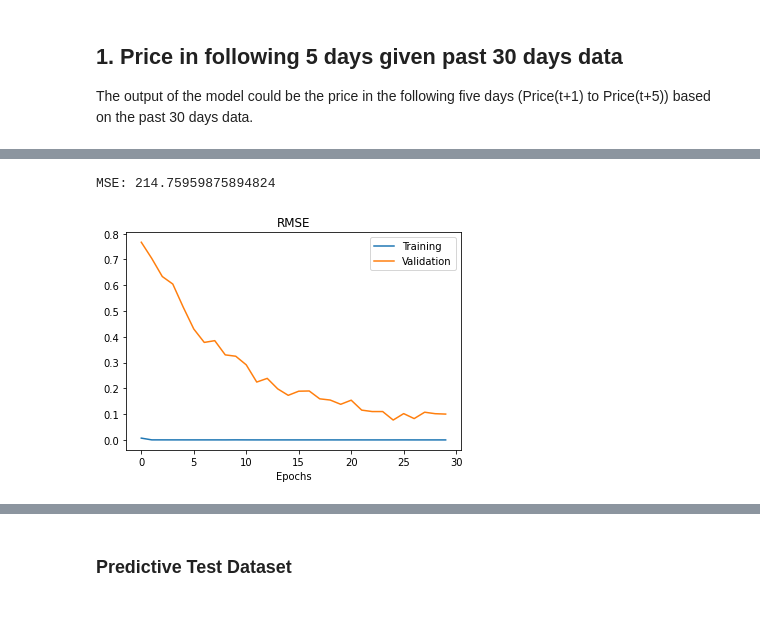
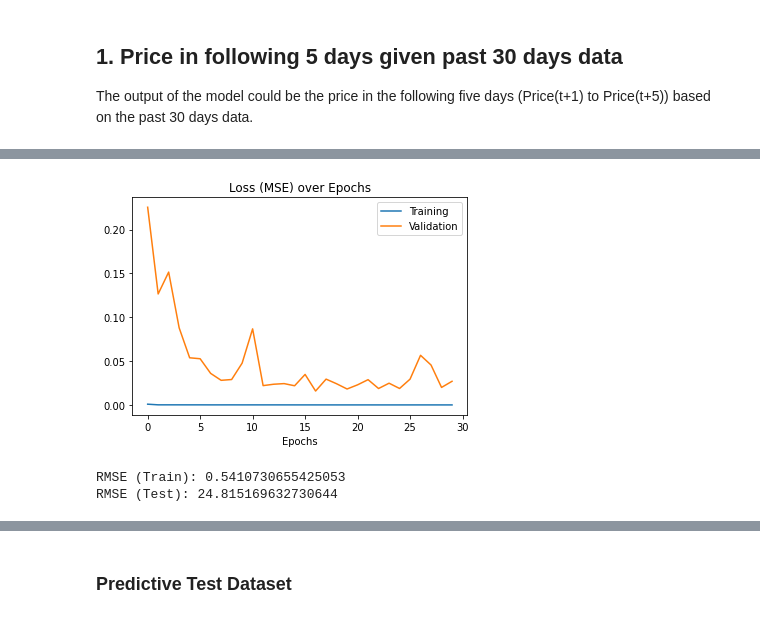
Before and after one commit to hoperawr/CS3244_Project, a Jupyter notebook: LSTM/LSTM_rach.ipynb, the cells around one changed output, grey strips where cells are left out. Drawn from its saved outputs; the diff is of its cells as text; code cells hidden in the pictures.

```diff
--- a/LSTM/LSTM_rach.ipynb
+++ b/LSTM/LSTM_rach.ipynb
@@ -509,18 +510,6 @@ Epoch 30/30
 # %%
-# Prediction
-y_val1_pred = model1.predict(x_val1)
-y_val1_pred_unscaled = y_val1_pred
-y_val1_pred = scaler.inverse_transform(y_val1_pred)
-
-# Get MSE
-print('MSE:',mean_squared_error(y_val1, y_val1_pred))
-
-plt.plot(history1.history['loss'])
-plt.plot(history1.history['val_loss'])
-plt.legend(['Training', 'Validation'])
-plt.xlabel('Epochs')
-plt.title('MSE')
-plt.show()
+evaluate_LSTM((xtr_week, xts_week, ytr_week, yts_week), lstm_week, scaler_week, hist=lstm_hist, show_plot=0);
 # %% [output]
+[figure, new version]
-MSE: 214.75959875894824
+RMSE (Train): 0.5410730655425053
+RMSE (Test): 24.815169632730644
-[figure, old version]
```
Also changed, not shown: parts of 30 cells of this notebook.
